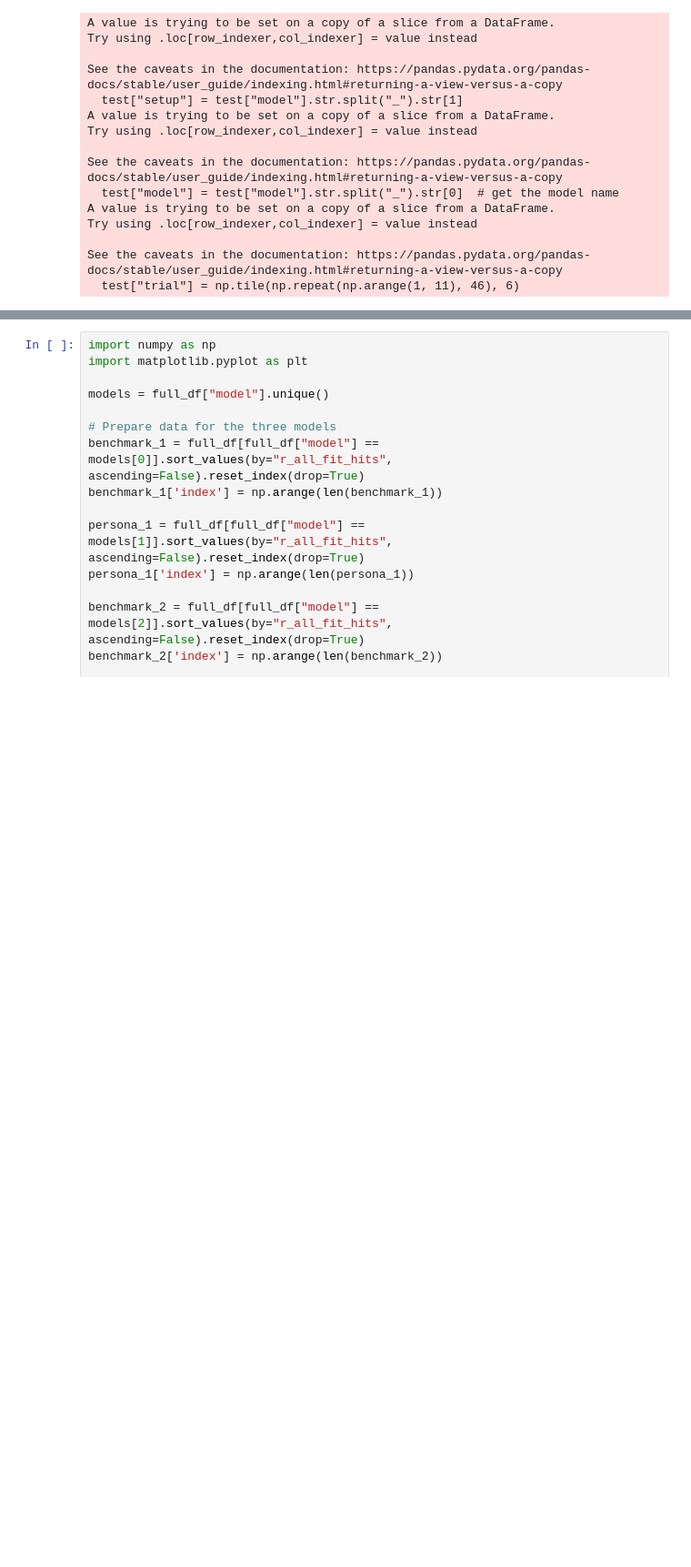
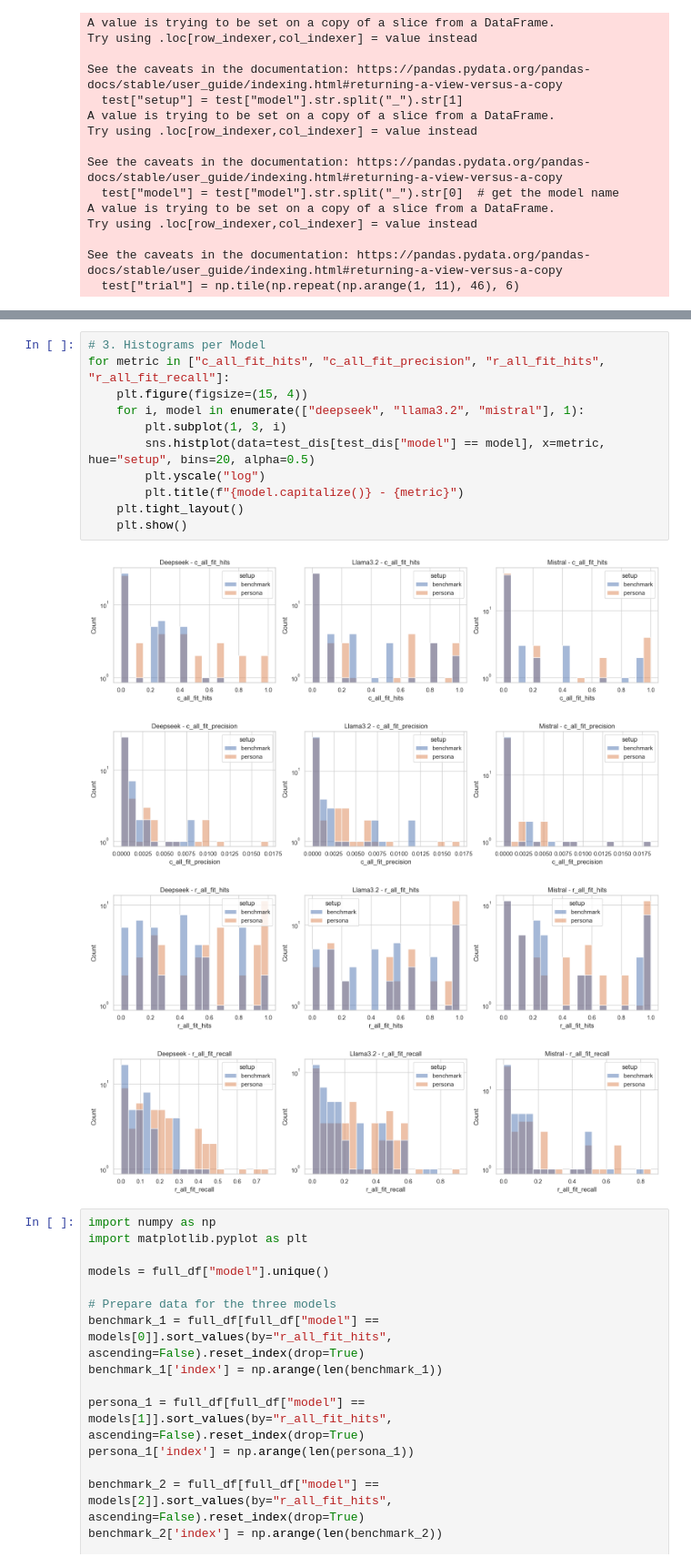
Before and after one commit to Segtanof/Teapot, a Jupyter notebook: 1_ job_match_analysis.ipynb, the cells around one changed output, grey strips where cells are left out. Shown at 91% size. Drawn from its saved outputs; the diff is of its cells as text; blank space fills up the shorter version.

```diff
--- a/1_ job_match_analysis.ipynb
+++ b/1_ job_match_analysis.ipynb
@@ -1773,3 +1638,19 @@ plt.show()
+# %%
+# 3. Histograms per Model
+for metric in ["c_all_fit_hits", "c_all_fit_precision", "r_all_fit_hits", "r_all_fit_recall"]:
+    plt.figure(figsize=(15, 4))
+    for i, model in enumerate(["deepseek", "llama3.2", "mistral"], 1):
+        plt.subplot(1, 3, i)
+        sns.histplot(data=test_dis[test_dis["model"] == model], x=metric, hue="setup", bins=20, alpha=0.5)
+        plt.yscale("log")
+        plt.title(f"{model.capitalize()} - {metric}")
+    plt.tight_layout()
+    plt.show()
+# %% [output]
+[figure, added]
+[figure, added]
+[figure, added]
+[figure, added]
 # %%
 import numpy as np
 import matplotlib.pyplot as plt
```
Also changed, not shown: parts of 7 cells of this notebook.
